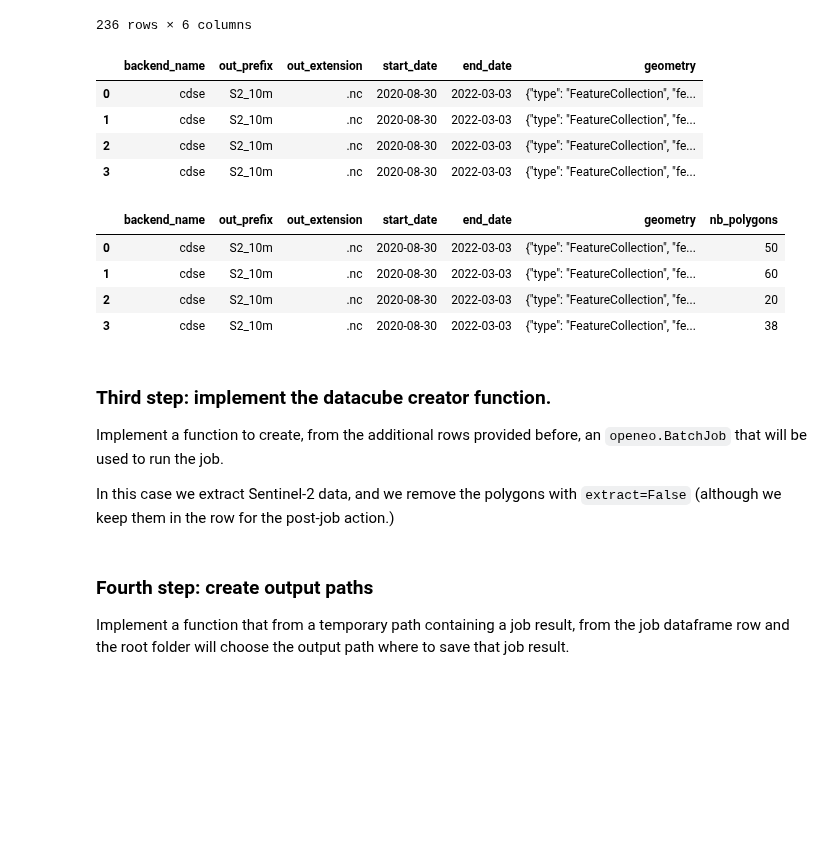
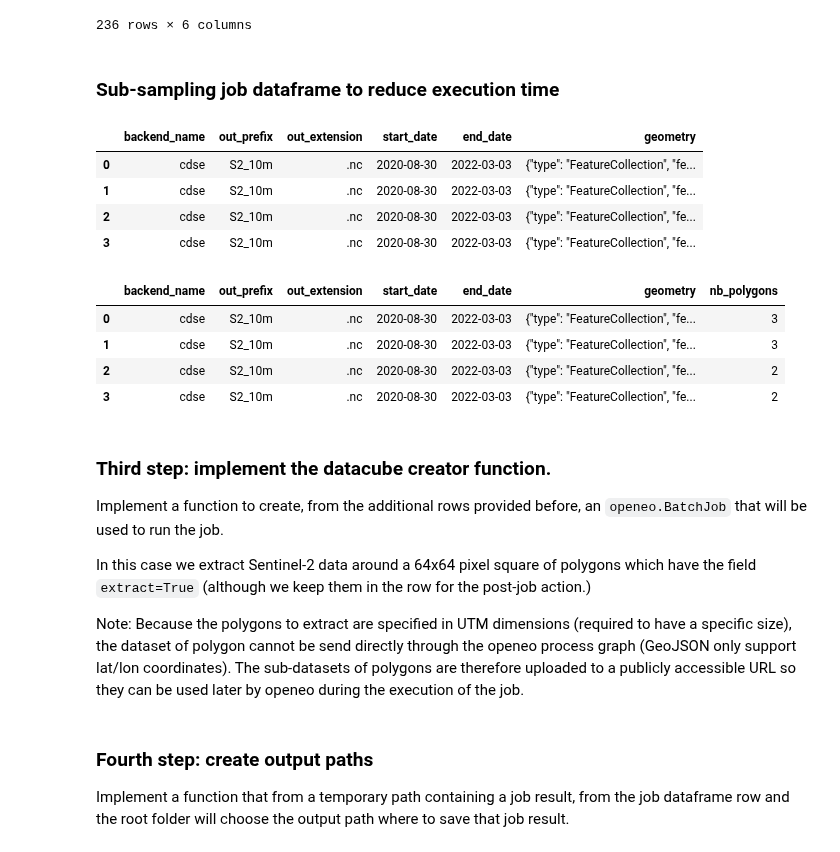
Before and after one commit to Open-EO/openeo-gfmap, a Jupyter notebook: examples/extraction_pipelines/S2_extraction_example.ipynb, the cells around one changed output. Saved outputs shown, nothing was run; the diff lists cells and outputs as text; code cells hidden in the pictures; blank space fills up the shorter version.

```diff
--- a/examples/extraction_pipelines/S2_extraction_example.ipynb
+++ b/examples/extraction_pipelines/S2_extraction_example.ipynb
@@ -36,22 +44,20 @@ from pathlib import Path
 import geopandas as gpd
 from openeo_gfmap.manager.job_splitters import split_job_hex
 
-base_df_path = Path('/vitodata/worldcereal/tmp/kristof/GFMAP/2021_EUR_DEMO_POLY_110.gpkg')
+base_df_path = "https://artifactory.vgt.vito.be/artifactory/auxdata-public/gfmap/DEMO_CROPTYPE.gpkg"
 base_df = gpd.read_file(base_df_path)
 # Splits the job using GFMAP
 split_jobs = split_job_hex(
     base_df, max_points=60, grid_resolution=4
 )
 
-print(f'{len(split_jobs)} jobs before filtering empty one (no extraction)')
+print(f'{len(split_jobs)} sub-datasets.')
 
 # Remove the geometry where there are no points with the "extract" flag
 split_jobs = [
     job for job in split_jobs if job.extract.any()
 ]
-print(f'{len(split_jobs)} jobs after filtering empty one (no extraction)')
-
-base_df.head()
+print(f'{len(split_jobs)} sub-datasets after filtering sub-datasets with no point to extract.')
 # %% [output]
   polygons["h3index"] = polygons.geometry.centroid.apply(
 334 jobs before filtering empty one (no extraction)
@@ -112,6 +118,8 @@ job_df
 | 234 | cdse | S2_10m | .nc | 2020-08-30 | 2022-03-03 | {"type": "FeatureCollection", "fe... |
 | 235 | cdse | S2_10m | .nc | 2020-08-30 | 2022-03-03 | {"type": "FeatureCollection", "fe... |
 236 rows × 6 columns
+# %% [markdown]
+### Sub-sampling job dataframe to reduce execution time
 # %%
 # Run a subset of the jobs to test the manager, the selected jobs have a fair amount of geometries to extract
 job_df = job_df.iloc[[0, 2, 3, -6]].reset_index(drop=True)
@@ -125,24 +132,27 @@ job_df
 # %%
 import geojson
 
 def get_job_nb_polygons(row: pd.Series) -> int:
     """Get the number of polygons in the geometry."""
-    return len(filter(lambda feat: feat.properties.get("extract"), geojson.loads(row.geometry)['features']))
+    return len(list(filter(lambda feat: feat.properties.get("extract"), geojson.loads(row.geometry)['features'])))
 
 job_df['nb_polygons'] = job_df.apply(get_job_nb_polygons, axis=1)
-job_df
+job_df.nb_polygons.values
 # %% [output]
 |  | backend_name | out_prefix | out_extension | start_date | end_date | geometry | nb_polygons |
-| 0 | cdse | S2_10m | .nc | 2020-08-30 | 2022-03-03 | {"type": "FeatureCollection", "fe... | 50 |
-| 1 | cdse | S2_10m | .nc | 2020-08-30 | 2022-03-03 | {"type": "FeatureCollection", "fe... | 60 |
-| 2 | cdse | S2_10m | .nc | 2020-08-30 | 2022-03-03 | {"type": "FeatureCollection", "fe... | 20 |
-| 3 | cdse | S2_10m | .nc | 2020-08-30 | 2022-03-03 | {"type": "FeatureCollection", "fe... | 38 |
+| 0 | cdse | S2_10m | .nc | 2020-08-30 | 2022-03-03 | {"type": "FeatureCollection", "fe... | 3 |
+| 1 | cdse | S2_10m | .nc | 2020-08-30 | 2022-03-03 | {"type": "FeatureCollection", "fe... | 3 |
+| 2 | cdse | S2_10m | .nc | 2020-08-30 | 2022-03-03 | {"type": "FeatureCollection", "fe... | 2 |
+| 3 | cdse | S2_10m | .nc | 2020-08-30 | 2022-03-03 | {"type": "FeatureCollection", "fe... | 2 |
 # %% [markdown]
 ### Third step: implement the datacube creator function.
 
 Implement a function to create, from the additional rows provided before, an `openeo.BatchJob` that will be used to run the job.
 
-In this case we extract Sentinel-2 data, and we remove the polygons with `extract=False` (although we keep them in the row for the post-job action.)
+In this case we extract Sentinel-2 data around a 64x64 pixel square of polygons which have the field `extract=True` (although we keep them in the row for the post-job action.)
+
+Note:
+Because the polygons to extract are specified in UTM dimensions (required to have a specific size), the dataset of polygon cannot be send directly through the openeo process graph (GeoJSON only support lat/lon coordinates). The sub-datasets of polygons are therefore uploaded to a publicly accessible URL so they can be used later by openeo during the execution of the job.
 # %%
 import openeo
 
```
Also changed, not shown: parts of 16 cells of this notebook, 3 other files.
